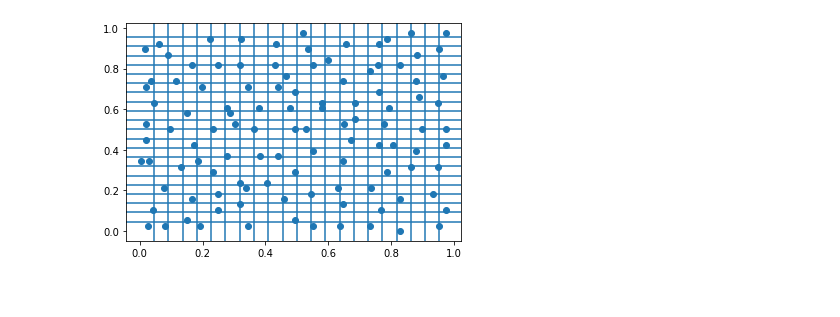
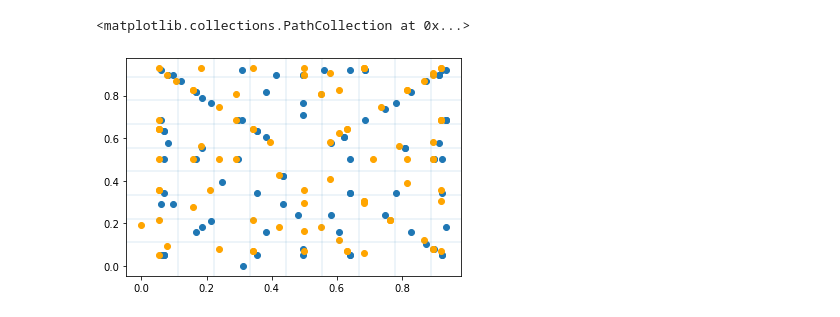
Before and after one commit to ljbelenky/minesweeper_tuning, a Jupyter notebook: higher dimensions.ipynb, the cells around one changed output. Drawn from its saved outputs; the diff is of its cells as text; code cells hidden in the pictures.

```diff
--- a/higher dimensions.ipynb
+++ b/higher dimensions.ipynb
@@ -15,5 +15,5 @@ X_train, X_test, y_train, y_test = train_test_split(*make_classification(n_sampl
 parameter_space = {'n_estimators':[2,200],
                   'max_depth':[2,40],
                   'min_samples_split':[2,100],
-                  'min_samples_leaf':[2,200],
+#                   'min_samples_leaf':[2,200],
                   }
@@ -81,13 +102,10 @@ class Minesweeper:
 # %%
 ms = Minesweeper(parameter_space)
 # %%
-for i in range(40):
-    if i%3==1:
-        values = ms.best_parameters()
-    else:
-        values = ms.get_parameters()
+for i in range(80):
+
+    values = ms.get_parameters()
     values = {k:int(v) for k,v in values.items()}
-    print(values)
     rfc = RFC(**values, n_jobs=-1).fit(X_train,y_train)
     score = f1_score(y_test, rfc.predict(X_test))
     print(score)
@@ -167,6 +165,7 @@ ms.df.sort_values('score',ascending=False)
 # %%
 plt.scatter(ms.df.iloc[:,0],ms.df.iloc[:,1])
-[(plt.axhline(b), plt.axvline(b)) for b in ms.bins[1:-1]];
-# plt.scatter(ms.df.iloc[:,2],ms.df.iloc[:,3])
+[(plt.axhline(b, alpha=.1), plt.axvline(b, alpha=.1)) for b in ms.bins[1:-1]];
+plt.scatter(ms.df.iloc[:,1],ms.df.iloc[:,2], color='orange')
 # %% [output]
+<matplotlib.collections.PathCollection at 0x...>
-[figure, old version]
+[figure, new version]
```
Also changed, not shown: parts of 14 cells of this notebook.
